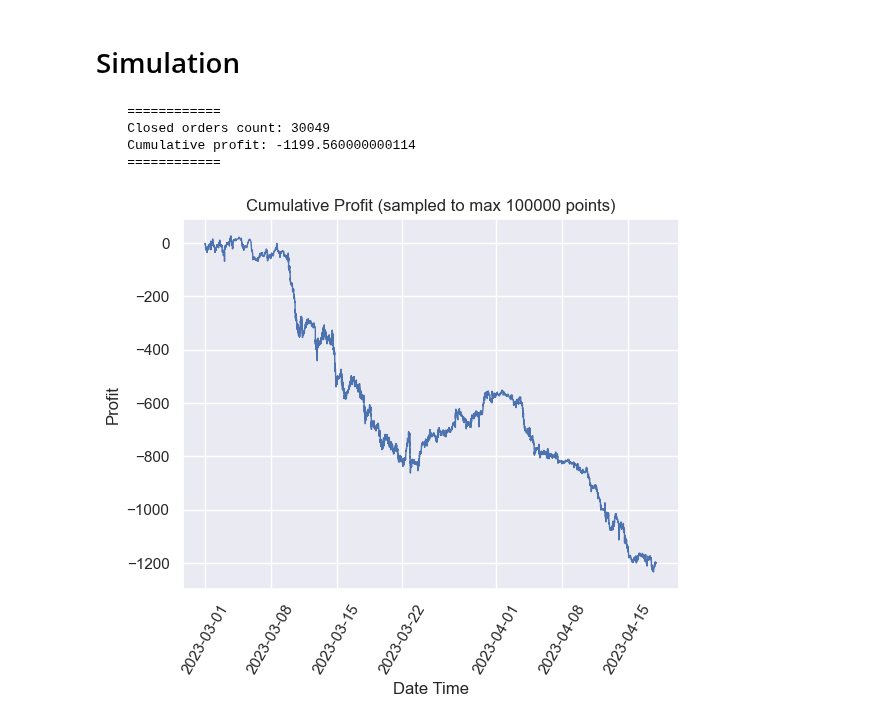
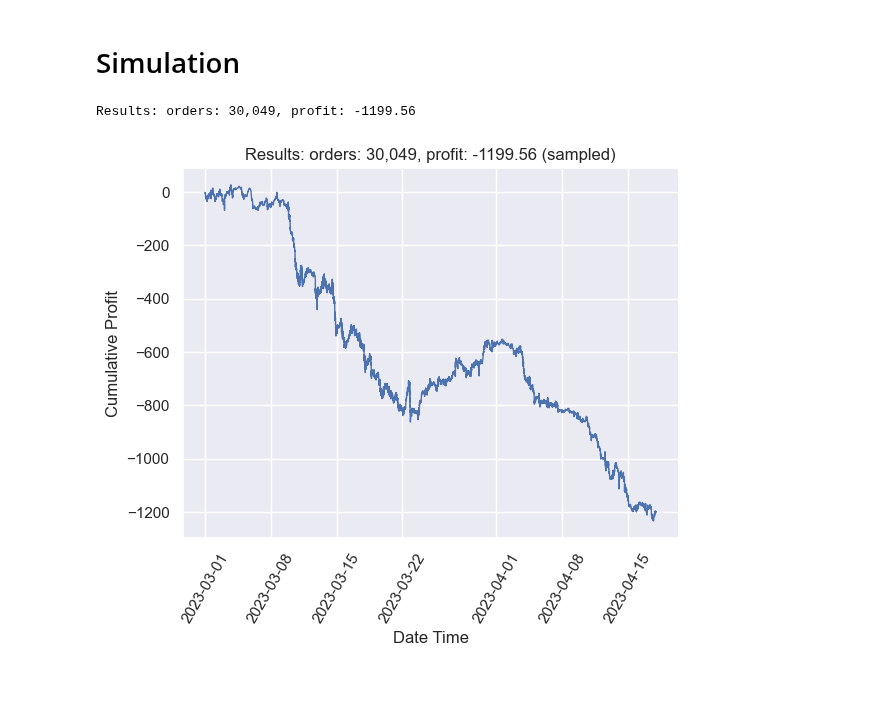
Before and after one commit to yoda31217/to-the-moon, a Jupyter notebook: ttm-analytics/src/analytics/analytics_2.ipynb, the cells around one changed output. Cells and saved outputs as stored; diff of their text form; code cells hidden in the pictures; blank space fills up the shorter version.

```diff
--- a/ttm-analytics/src/analytics/analytics_2.ipynb
+++ b/ttm-analytics/src/analytics/analytics_2.ipynb
@@ -68,27 +68,23 @@ Wall time: 52.3 s
 # %%
 from analytics.bot_strategy_0 import BotStrategy0
 
 trade_simulator.simulate(BotStrategy0(price_step_ratio))
 
 # ============
 # Closed orders count: 30049
 # Cumulative profit: -1199.560000000114
 # ============
-print(f"""
-    ============
-    Closed orders count: {len(trade_simulator.closed_orders)}
-    Cumulative profit: {trade_simulator.get_cumulative_profit()}
-    ============
-""")
+result_str = (
+    f"Results: orders: {len(trade_simulator.closed_orders):,}"
+    f", profit: {trade_simulator.get_cumulative_profit():.2f}"
+)
+print(result_str)
 
 profits = trade_simulator.get_profits()
 
-draw_line_chart(profits, 'open_timestamp', 'cumulative_profit', 'Profit', 'Cumulative Profit')
+draw_line_chart(profits, 'open_timestamp', 'cumulative_profit', 'Cumulative Profit', result_str)
 
 # display(profits)
 # %% [output]
-    ============
-    Closed orders count: 30049
-    Cumulative profit: -1199.560000000114
-    ============
+Results: orders: 30,049, profit: -1199.56
-[figure, old version]
+[figure, new version]
```
Also changed, not shown: 1 other file.
